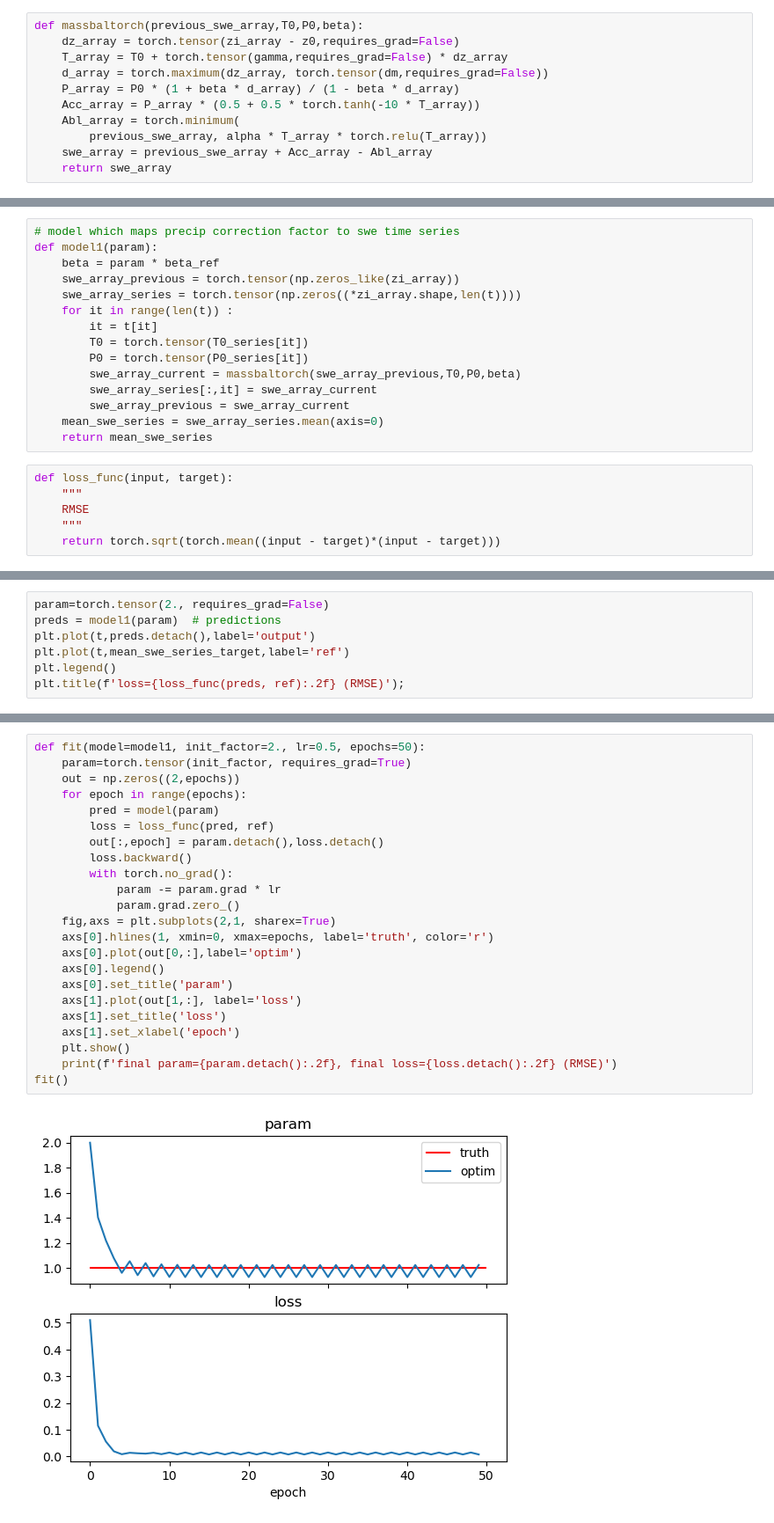
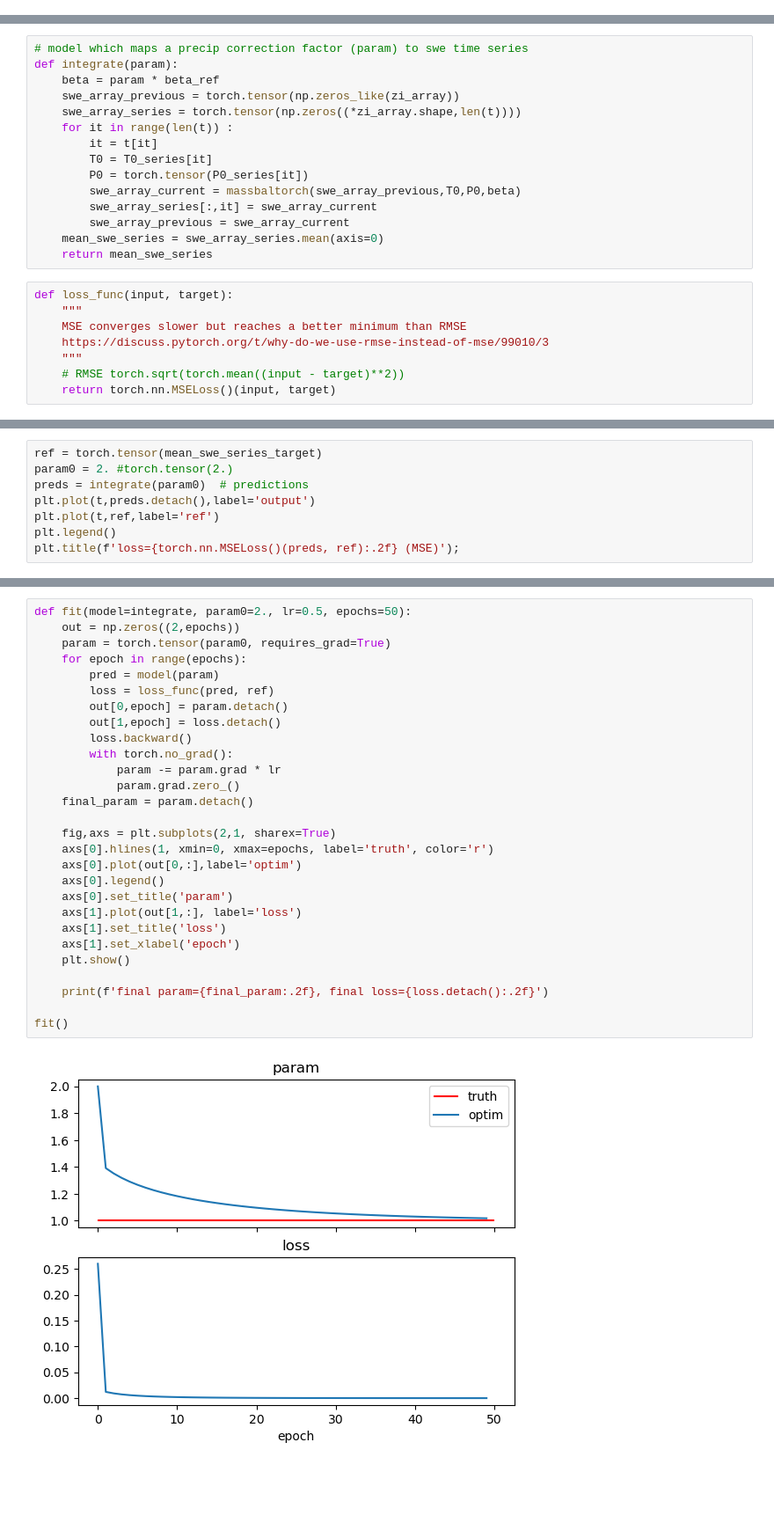
Before and after one commit to sgascoin/snowtorch, a Jupyter notebook: snowtorch.ipynb, the cells around one changed output, grey strips where cells are left out. Shown at 88% size. Drawn from its saved outputs; the diff is of its cells as text; blank space fills up the shorter version.

```diff
--- a/snowtorch.ipynb
+++ b/snowtorch.ipynb
@@ -59,11 +73,0 @@ axs[2].plot(t, mean_swe_series_target);
-# %%
-def massbaltorch(previous_swe_array,T0,P0,beta):
-    dz_array = torch.tensor(zi_array - z0,requires_grad=False)
-    T_array = T0 + torch.tensor(gamma,requires_grad=False) * dz_array
-    d_array = torch.maximum(dz_array, torch.tensor(dm,requires_grad=False))
-    P_array = P0 * (1 + beta * d_array) / (1 - beta * d_array)
-    Acc_array = P_array * (0.5 + 0.5 * torch.tanh(-10 * T_array))
-    Abl_array = torch.minimum(
-        previous_swe_array, alpha * T_array * torch.relu(T_array))
-    swe_array = previous_swe_array + Acc_array - Abl_array
-    return swe_array
@@ -70,12 +89,12 @@ def massbaltorch(previous_swe_array,T0,P0,beta):
 # %%
-# model which maps precip correction factor to swe time series
-def model1(param):
+# model which maps a precip correction factor (param) to swe time series
+def integrate(param):
     beta = param * beta_ref
     swe_array_previous = torch.tensor(np.zeros_like(zi_array))
     swe_array_series = torch.tensor(np.zeros((*zi_array.shape,len(t))))
     for it in range(len(t)) :
         it = t[it]
-        T0 = torch.tensor(T0_series[it])
+        T0 = T0_series[it]
         P0 = torch.tensor(P0_series[it])
         swe_array_current = massbaltorch(swe_array_previous,T0,P0,beta)
         swe_array_series[:,it] = swe_array_current
@@ -85,6 +104,8 @@ def model1(param):
 # %%
 def loss_func(input, target):
     """
-    RMSE
+    MSE converges slower but reaches a better minimum than RMSE
+    https://discuss.pytorch.org/t/why-do-we-use-rmse-instead-of-mse/99010/3
     """
-    return torch.sqrt(torch.mean((input - target)*(input - target)))
+    # RMSE torch.sqrt(torch.mean((input - target)**2))
+    return torch.nn.MSELoss()(input, target)
@@ -93,8 +112,9 @@ ref = torch.tensor(mean_swe_series_target)
 # %%
-param=torch.tensor(2., requires_grad=False)
-preds = model1(param)  # predictions
+ref = torch.tensor(mean_swe_series_target)
+param0 = 2. #torch.tensor(2.)
+preds = integrate(param0)  # predictions
 plt.plot(t,preds.detach(),label='output')
-plt.plot(t,mean_swe_series_target,label='ref')
+plt.plot(t,ref,label='ref')
 plt.legend()
-plt.title(f'loss={loss_func(preds, ref):.2f} (RMSE)');
+plt.title(f'loss={torch.nn.MSELoss()(preds, ref):.2f} (MSE)');
 # %% [output]
@@ -102,25 +122,30 @@ plt.title(f'loss={loss_func(preds, ref):.2f} (RMSE)');
 # %%
-def fit(model=model1, init_factor=2., lr=0.5, epochs=50):
-    param=torch.tensor(init_factor, requires_grad=True)
+def fit(model=integrate, param0=2., lr=0.5, epochs=50):
     out = np.zeros((2,epochs))
+    param = torch.tensor(param0, requires_grad=True)
     for epoch in range(epochs):
         pred = model(param)
         loss = loss_func(pred, ref)
-        out[:,epoch] = param.detach(),loss.detach()
+        out[0,epoch] = param.detach()
+        out[1,epoch] = loss.detach()
         loss.backward()
         with torch.no_grad():
             param -= param.grad * lr
             param.grad.zero_()
+    final_param = param.detach()
+
     fig,axs = plt.subplots(2,1, sharex=True)
     axs[0].hlines(1, xmin=0, xmax=epochs, label='truth', color='r')
     axs[0].plot(out[0,:],label='optim')
     axs[0].legend()
     axs[0].set_title('param')
     axs[1].plot(out[1,:], label='loss')
     axs[1].set_title('loss')
     axs[1].set_xlabel('epoch')
     plt.show()
-    print(f'final param={param.detach():.2f}, final loss={loss.detach():.2f} (RMSE)')
+
+    print(f'final param={final_param:.2f}, final loss={loss.detach():.2f}')
+
 fit()
 # %% [output]
-[figure, old version]
+[figure, new version]
```
Also changed, not shown: parts of 19 cells of this notebook.
